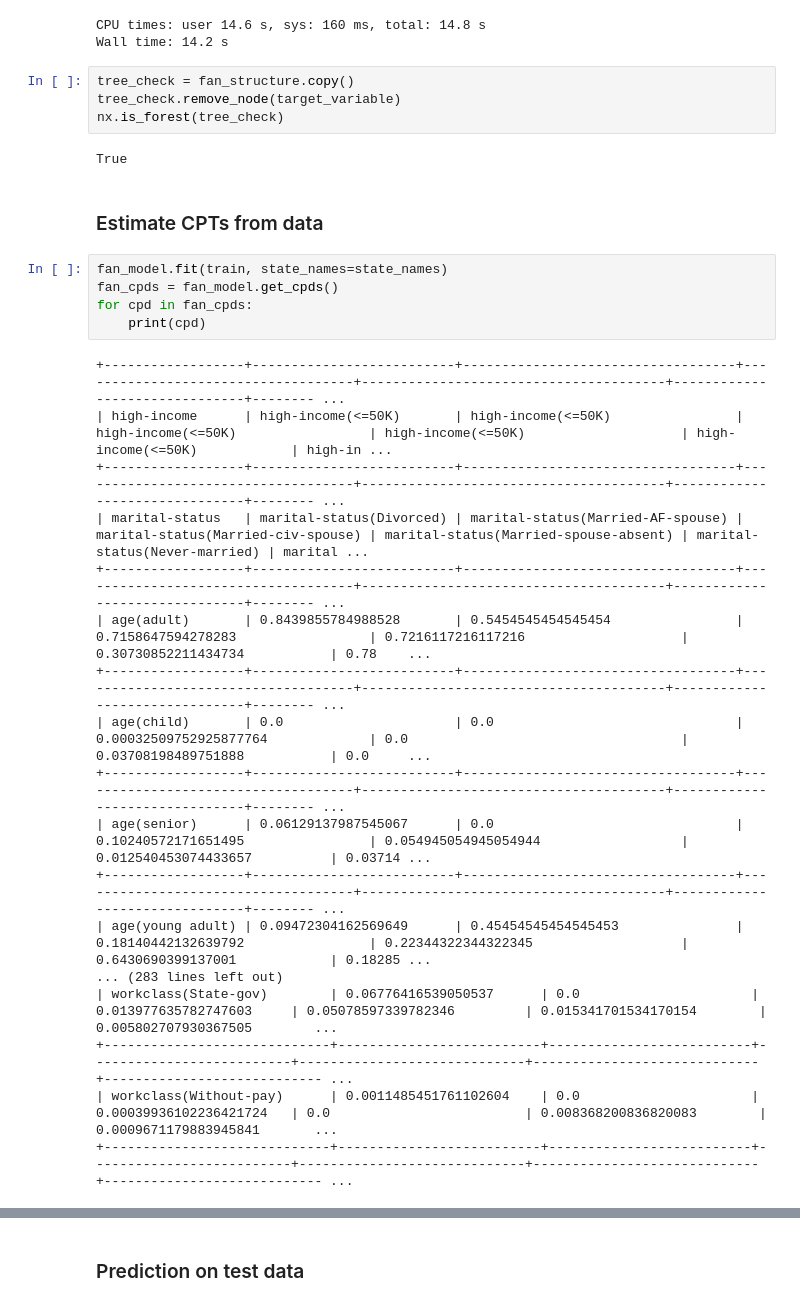
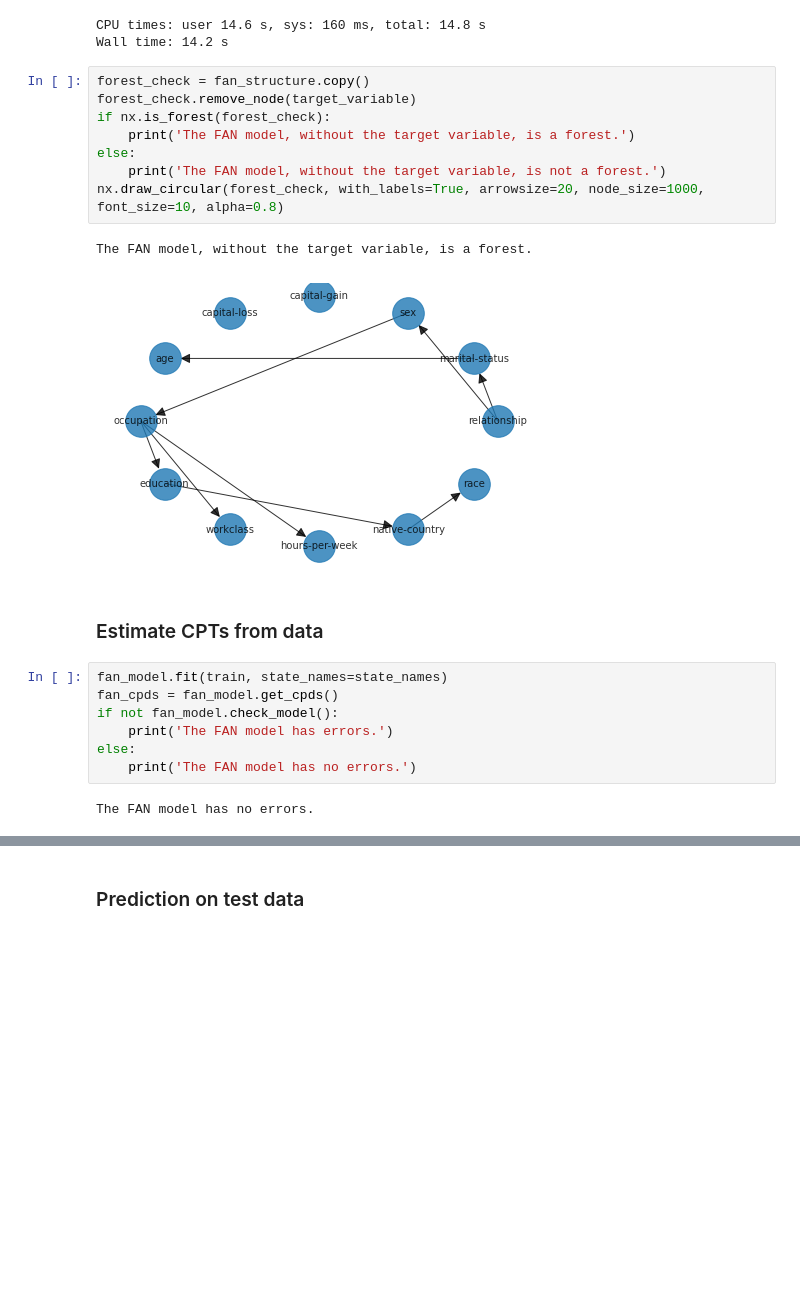
Before and after one commit to Wadaboa/bayesian-net-classifier, a Jupyter notebook: classify.ipynb, the cells around one changed output, grey strips where cells are left out. Saved outputs shown, nothing was run; the diff lists cells and outputs as text; blank space fills up the shorter version.

```diff
--- a/classify.ipynb
+++ b/classify.ipynb
@@ -477,34 +417,25 @@ plt.show()
 [figure]
 CPU times: user 14.6 s, sys: 160 ms, total: 14.8 s
 Wall time: 14.2 s
-# %%
-tree_check = fan_structure.copy()
-tree_check.remove_node(target_variable)
-nx.is_forest(tree_check)
-# %% [output]
-True
+# %%
+forest_check = fan_structure.copy()
+forest_check.remove_node(target_variable)
+if nx.is_forest(forest_check):
+    print('The FAN model, without the target variable, is a forest.')
+else:
+    print('The FAN model, without the target variable, is not a forest.')
+nx.draw_circular(forest_check, with_labels=True, arrowsize=20, node_size=1000, font_size=10, alpha=0.8)
+# %% [output]
+The FAN model, without the target variable, is a forest.
+[figure, added]
 # %% [markdown]
 ### Estimate CPTs from data
 # %%
 fan_model.fit(train, state_names=state_names)
 fan_cpds = fan_model.get_cpds()
-for cpd in fan_cpds:
-    print(cpd)
+if not fan_model.check_model():
+    print('The FAN model has errors.')
+else:
+    print('The FAN model has no errors.')
 # %% [output]
-+------------------+--------------------------+-----------------------------------+------------------------------------+---------------------------------------+-------------------------------+-------- ...
-| high-income      | high-income(<=50K)       | high-income(<=50K)                | high-income(<=50K)                 | high-income(<=50K)                    | high-income(<=50K)            | high-in ...
-+------------------+--------------------------+-----------------------------------+------------------------------------+---------------------------------------+-------------------------------+-------- ...
-| marital-status   | marital-status(Divorced) | marital-status(Married-AF-spouse) | marital-status(Married-civ-spouse) | marital-status(Married-spouse-absent) | marital-status(Never-married) | marital ...
-+------------------+--------------------------+-----------------------------------+------------------------------------+---------------------------------------+-------------------------------+-------- ...
-| age(adult)       | 0.8439855784988528       | 0.5454545454545454                | 0.7158647594278283                 | 0.7216117216117216                    | 0.30730852211434734           | 0.78    ...
-+------------------+--------------------------+-----------------------------------+------------------------------------+---------------------------------------+-------------------------------+-------- ...
-| age(child)       | 0.0                      | 0.0                               | 0.00032509752925877764             | 0.0                                   | 0.03708198489751888           | 0.0     ...
-+------------------+--------------------------+-----------------------------------+------------------------------------+---------------------------------------+-------------------------------+-------- ...
-| age(senior)      | 0.06129137987545067      | 0.0                               | 0.10240572171651495                | 0.054945054945054944                  | 0.012540453074433657          | 0.03714 ...
-+------------------+--------------------------+-----------------------------------+------------------------------------+---------------------------------------+-------------------------------+-------- ...
-| age(young adult) | 0.09472304162569649      | 0.45454545454545453               | 0.18140442132639792                | 0.22344322344322345                   | 0.6430690399137001            | 0.18285 ...
-... (283 lines left out)
-| workclass(State-gov)        | 0.06776416539050537      | 0.0                      | 0.013977635782747603     | 0.05078597339782346         | 0.015341701534170154        | 0.005802707930367505        ...
-+-----------------------------+--------------------------+--------------------------+--------------------------+-----------------------------+-----------------------------+---------------------------- ...
-| workclass(Without-pay)      | 0.0011485451761102604    | 0.0                      | 0.00039936102236421724   | 0.0                         | 0.008368200836820083        | 0.0009671179883945841       ...
-+-----------------------------+--------------------------+--------------------------+--------------------------+-----------------------------+-----------------------------+---------------------------- ...
+The FAN model has no errors.
```
Also changed, not shown: parts of 16 cells of this notebook.
